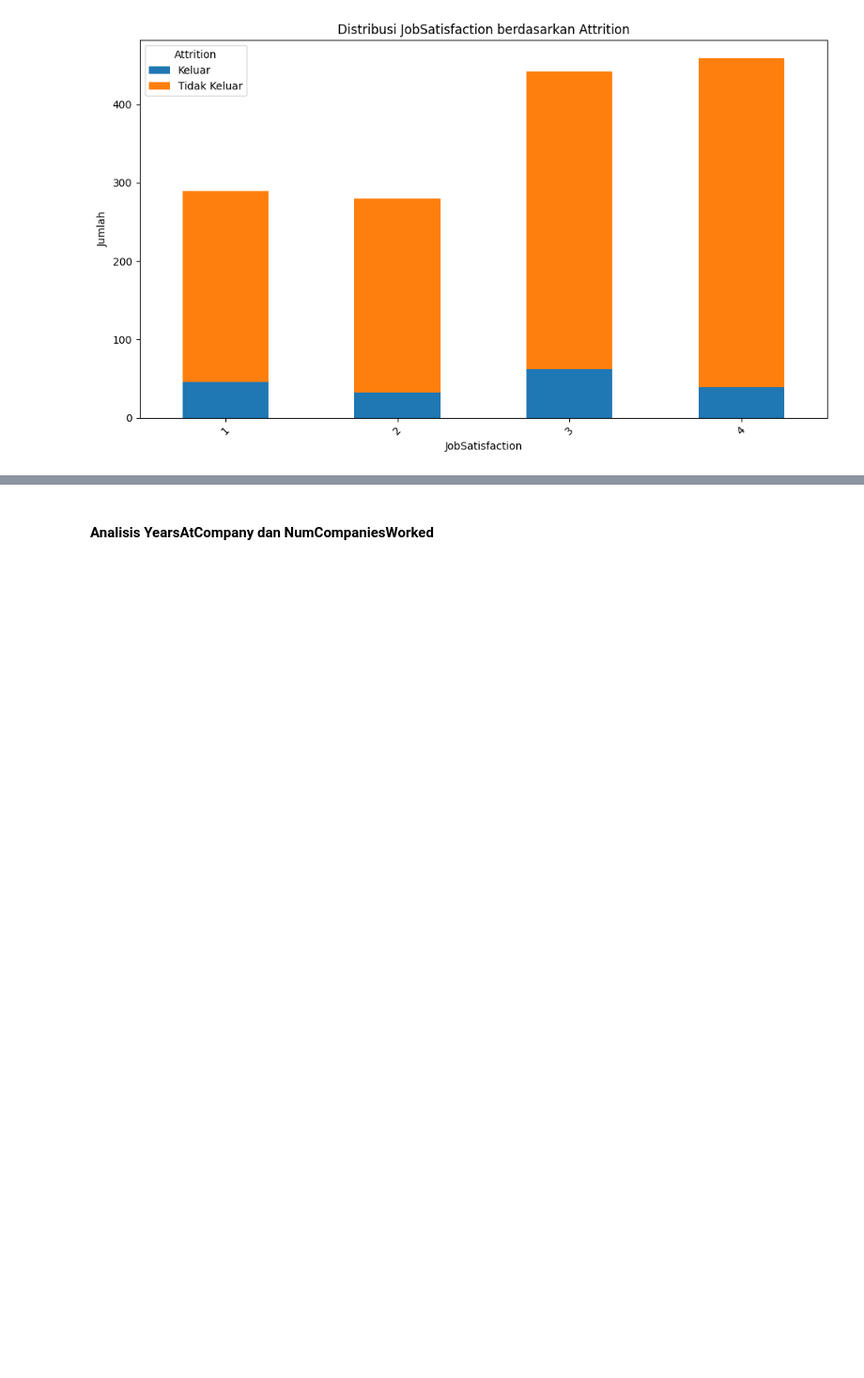
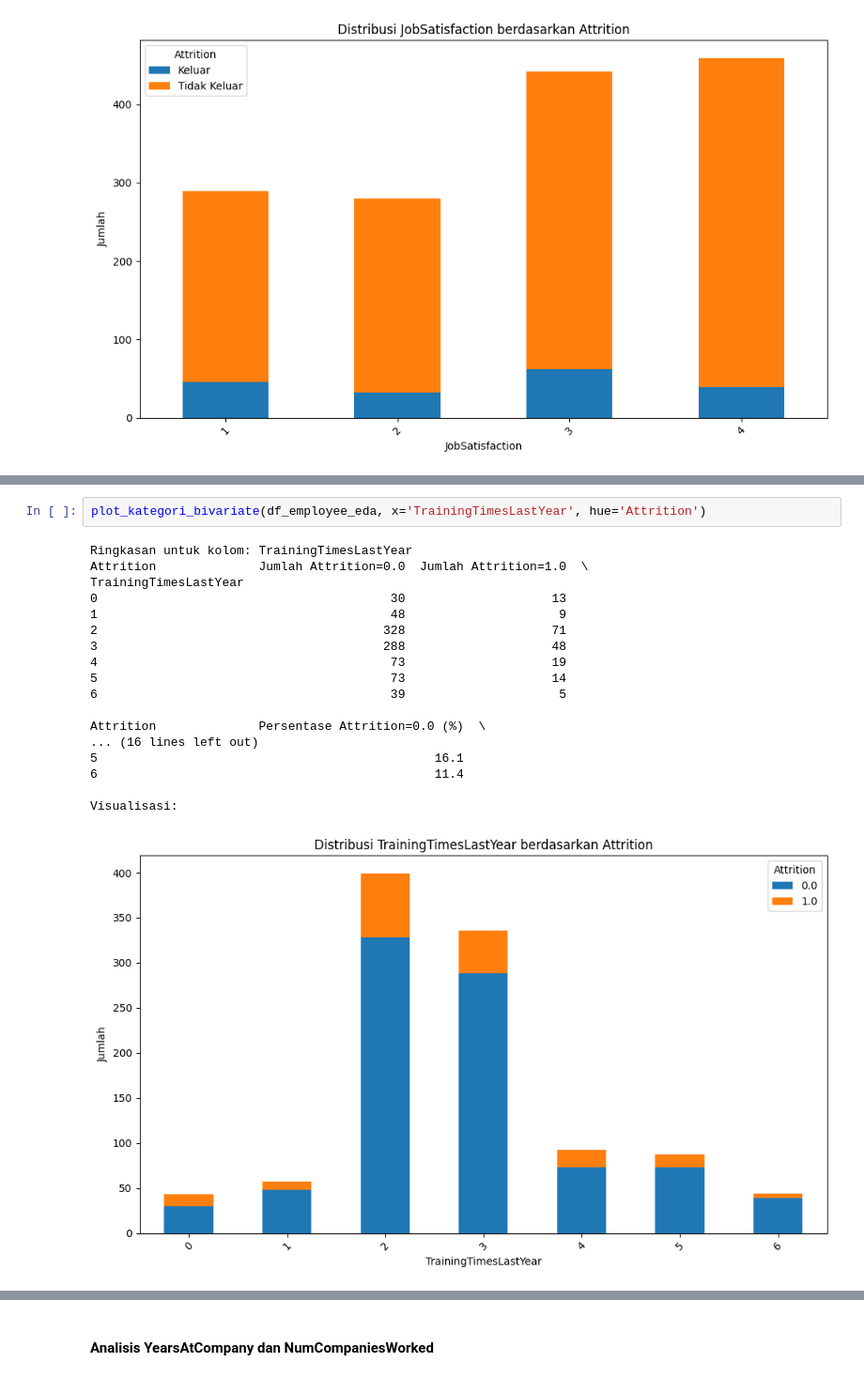
Before and after one commit to alouvre/BPDS_DicodingSubmission_Proyek_Pertama_Dashboard_HR, a Jupyter notebook: BPDS_Submission_Proyek_Pertama.ipynb, the cells around one changed output, grey strips where cells are left out. Shown at 94% size. Saved outputs shown, nothing was run; the diff lists cells and outputs as text; blank space fills up the shorter version.

```diff
--- a/BPDS_Submission_Proyek_Pertama.ipynb
+++ b/BPDS_Submission_Proyek_Pertama.ipynb
@@ -659,0 +848,21 @@ Visualisasi:
+# %%
+plot_kategori_bivariate(df_employee_eda, x='TrainingTimesLastYear', hue='Attrition')
+# %% [output]
+Ringkasan untuk kolom: TrainingTimesLastYear
+Attrition              Jumlah Attrition=0.0  Jumlah Attrition=1.0  \
+TrainingTimesLastYear
+0                                        30                    13
+1                                        48                     9
+2                                       328                    71
+3                                       288                    48
+4                                        73                    19
+5                                        73                    14
+6                                        39                     5
+
+Attrition              Persentase Attrition=0.0 (%)  \
+... (16 lines left out)
+5                                              16.1
+6                                              11.4
+
+Visualisasi:
+[figure, added]
```
Also changed, not shown: parts of 47 cells of this notebook.
